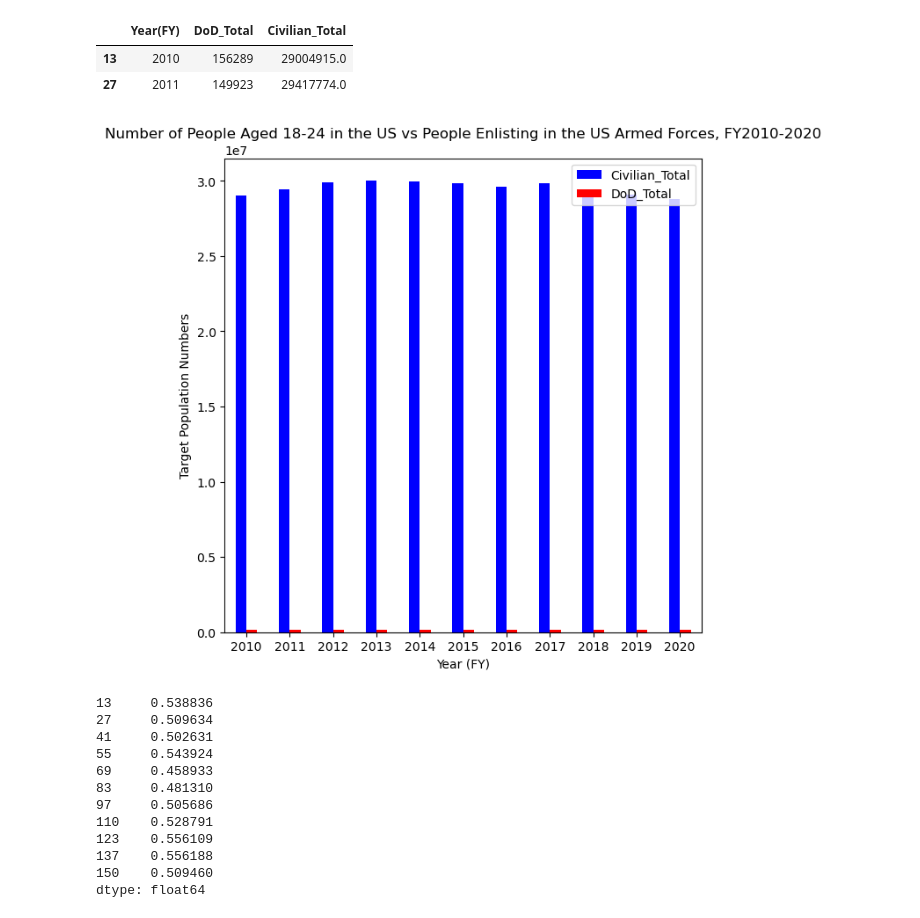
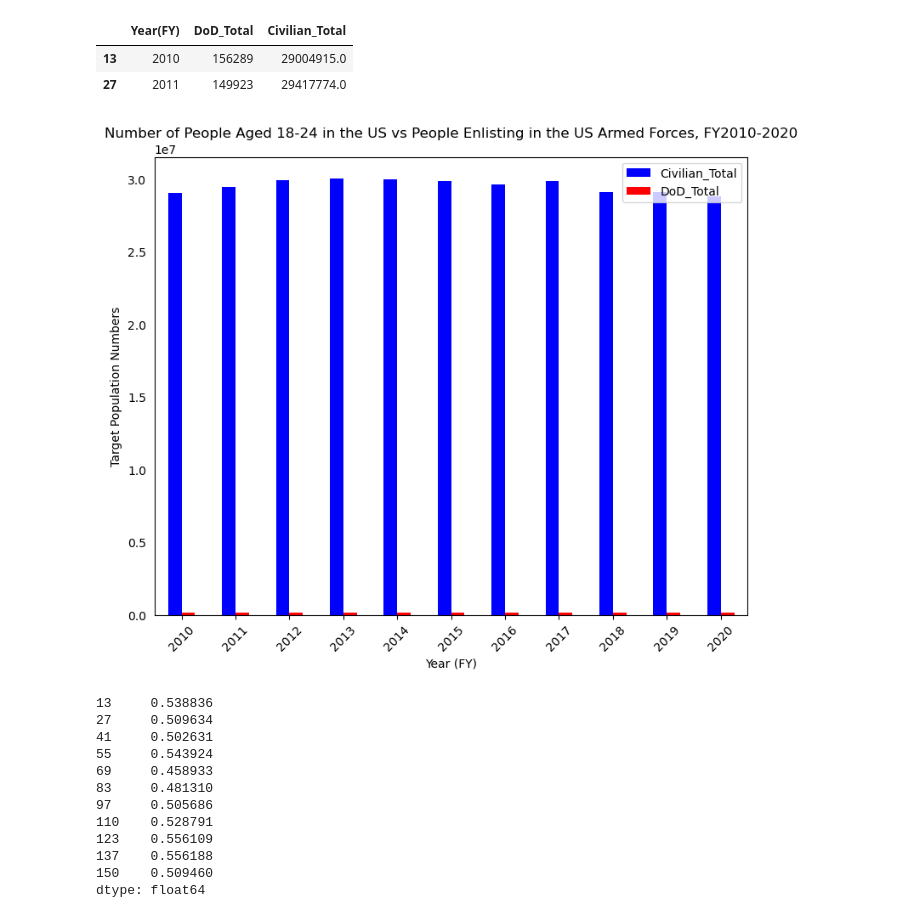
Before and after one commit to lightc4/lightch_capstone1, a Jupyter notebook: notebook/Accessions2010_20_gdppc.ipynb, the cells around one changed output. Cells and saved outputs as stored; diff of their text form; code cells hidden in the pictures.

```diff
--- a/notebook/Accessions2010_20_gdppc.ipynb
+++ b/notebook/Accessions2010_20_gdppc.ipynb
@@ -184,16 +204,17 @@ df2_total_3.head(2)
 # %%
 colors = ['blue', 'red']
 df2_total_3 = pd.DataFrame(df2_total_3, columns=['Year(FY)', 'Civilian_Total', 'DoD_Total',])
 
-df2_total_3.plot(x='Year(FY)', y=['Civilian_Total', 'DoD_Total',], kind = 'bar', color = colors, figsize = (7,7))
+df2_total_3.plot(x='Year(FY)', y=['Civilian_Total', 'DoD_Total',], kind = 'bar', color = colors, figsize = (9,7))
 #plt.ylim(100000, 900000)
-plt.xticks(rotation = 0)
+plt.xticks(rotation = 45)
+plt.tick_params(left = False)
 plt.xlabel('Year (FY)')
 plt.ylabel('Target Population Numbers')
 plt.title('Number of People Aged 18-24 in the US vs People Enlisting in the US Armed Forces, FY2010-2020')
 plt.show()
 # %% [output]
-[figure, old version]
+[figure, new version]
 # %%
 #https://stackoverflow.com/questions/40877135/plotting-two-columns-of-dataframe-in-seaborn
 # %%
```
Also changed, not shown: parts of 18 cells of this notebook, 1 other file.
